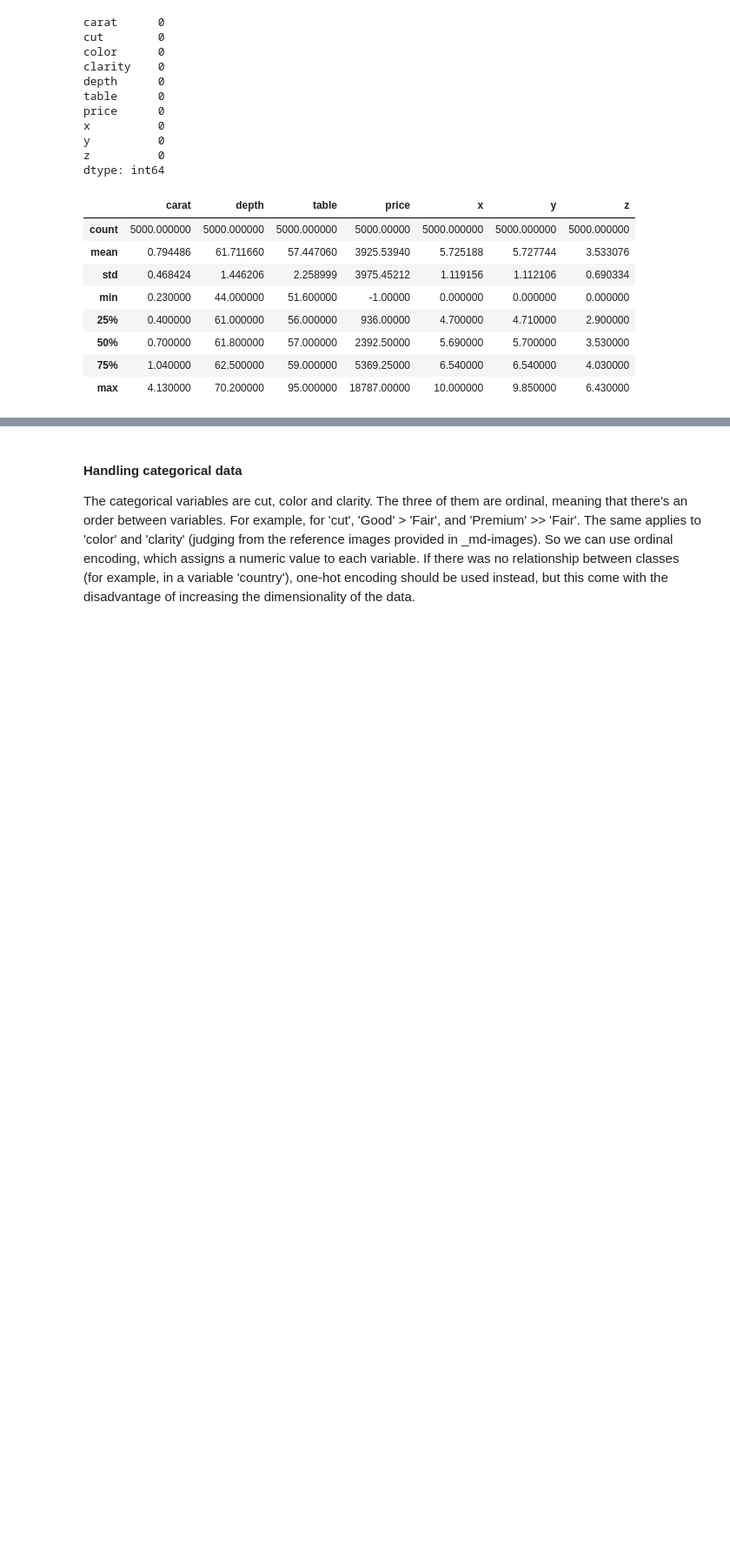
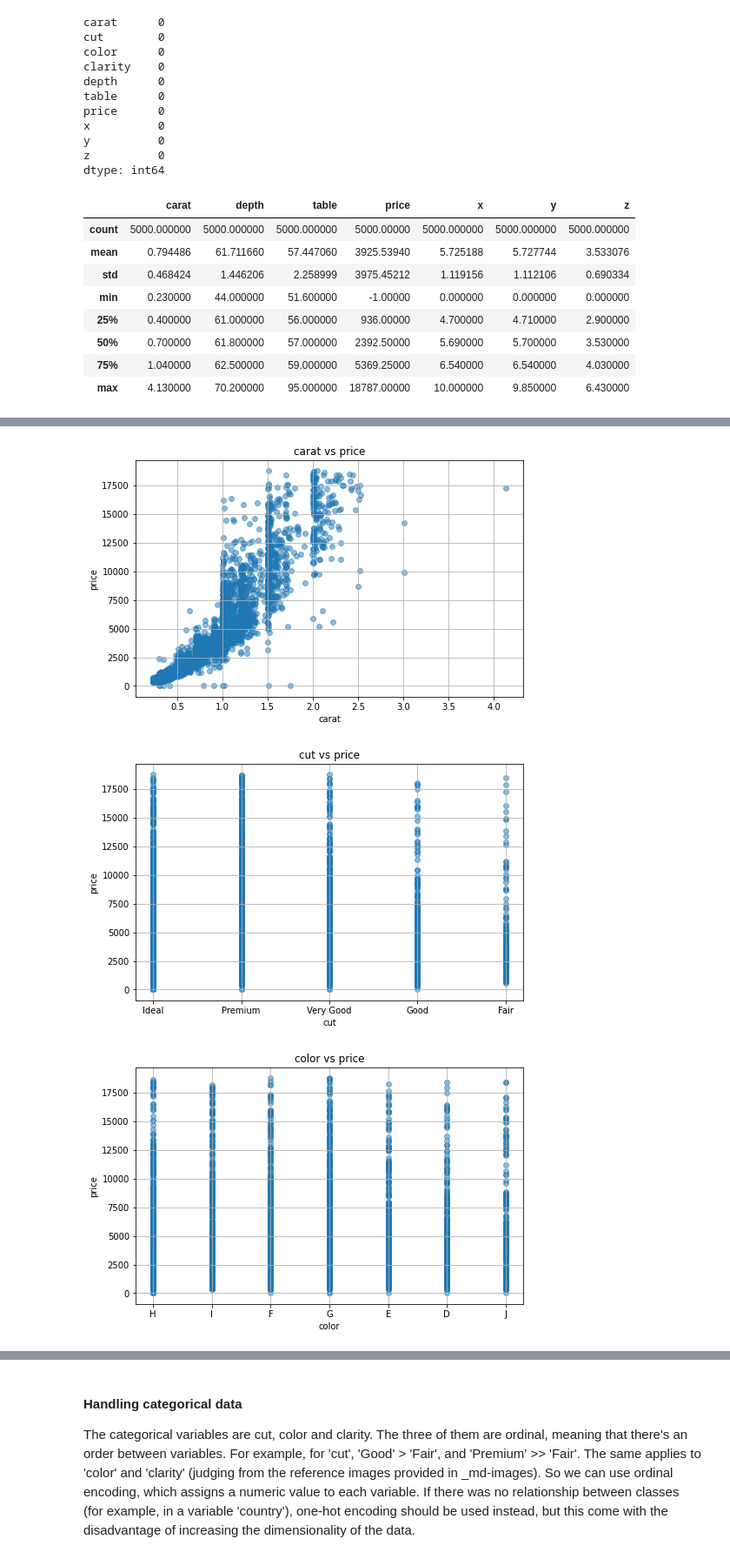
Before and after one commit to juannpmari/xtream-ai-assignment-engineer, a Jupyter notebook: model_dev.ipynb, the cells around one changed output, grey strips where cells are left out. Shown at 87% size. Drawn from its saved outputs; the diff is of its cells as text; code cells hidden in the pictures; blank space fills up the shorter version.

```diff
--- a/model_dev.ipynb
+++ b/model_dev.ipynb
@@ -67,0 +108,23 @@ Some interesting insigths:
+# %%
+#Plot each feature against price
+import matplotlib.pyplot as plt
+
+# Assuming df is your DataFrame and 'target' is the name of the target column
+target_column = 'price'
+
+# Get the list of column names excluding the target column
+feature_columns = [col for col in diamonds_df.columns if col != target_column]
+
+# Plot each feature against the target
+for feature in feature_columns:
+    plt.figure(figsize=(8, 5))
+    plt.scatter(diamonds_df[feature], diamonds_df[target_column], alpha=0.5)
+    plt.title(f'{feature} vs {target_column}')
+    plt.xlabel(feature)
+    plt.ylabel(target_column)
+    plt.grid(True)
+    plt.show()
+# %% [output]
+[figure, added]
+[figure, added]
+[figure, added]
```
Also changed, not shown: parts of 19 cells of this notebook.
